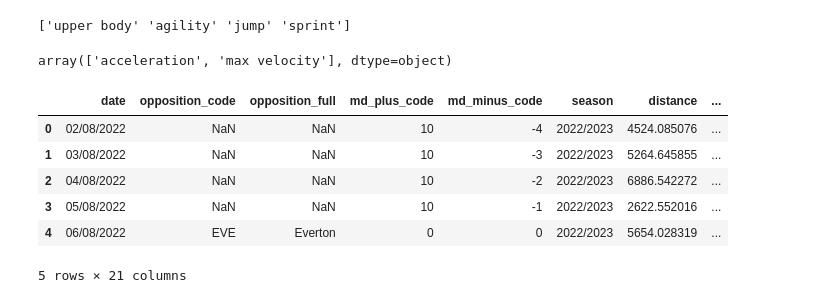
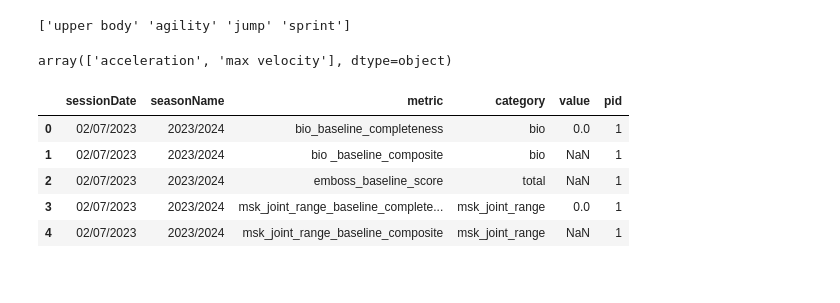
Before and after one commit to Jamanys/CFC, a Jupyter notebook: CFC.ipynb, the cells around one changed output. Saved outputs shown, nothing was run; the diff lists cells and outputs as text; code cells hidden in the pictures.

Commit message:
Dev day 2.1 : add Recovery Stats

```diff
--- a/CFC.ipynb
+++ b/CFC.ipynb
@@ -146,24 +146,23 @@ array(['acceleration', 'max velocity'], dtype=object)
 # %%
 import pandas as pd
 
+link = "./static/csv/CFC Recovery status Data.csv"
 # Charger le fichier CSV existant
-file_path = './static/csv/CFC GPS DATA.csv'  # Remplace par le chemin de ton fichier CSV
+file_path = link # Remplace par le chemin de ton fichier CSV
 df = pd.read_csv(file_path)
 
 # Ajouter une colonne 'new_column' avec la valeur 1 pour chaque ligne
 df['pid'] = 1
 
 # Sauvegarder le nouveau CSV
-new_file_path = './static/csv/CFC GPS DATA.csv'  # Remplace par le nom de ton nouveau fichier CSV
-df.to_csv(new_file_path, index=False)
+df.to_csv(link, index=False)
 
 # Afficher les 5 premières lignes pour vérifier
 df.head()
 # %% [output]
-|  | date | opposition_code | opposition_full | md_plus_code | md_minus_code | season | distance | ... |
-| 0 | 02/08/2022 | NaN | NaN | 10 | -4 | 2022/2023 | 4524.085076 | ... |
-| 1 | 03/08/2022 | NaN | NaN | 10 | -3 | 2022/2023 | 5264.645855 | ... |
-| 2 | 04/08/2022 | NaN | NaN | 10 | -2 | 2022/2023 | 6886.542272 | ... |
-| 3 | 05/08/2022 | NaN | NaN | 10 | -1 | 2022/2023 | 2622.552016 | ... |
-| 4 | 06/08/2022 | EVE | Everton | 0 | 0 | 2022/2023 | 5654.028319 | ... |
+|  | sessionDate | seasonName | metric | category | value | pid |
+| 0 | 02/07/2023 | 2023/2024 | bio_baseline_completeness | bio | 0.0 | 1 |
+| 1 | 02/07/2023 | 2023/2024 | bio _baseline_composite | bio | NaN | 1 |
+| 2 | 02/07/2023 | 2023/2024 | emboss_baseline_score | total | NaN | 1 |
+| 3 | 02/07/2023 | 2023/2024 | msk_joint_range_baseline_complete... | msk_joint_range | 0.0 | 1 |
+| 4 | 02/07/2023 | 2023/2024 | msk_joint_range_baseline_composite | msk_joint_range | NaN | 1 |
-5 rows × 21 columns
```
Also changed, not shown: 7 other files.
